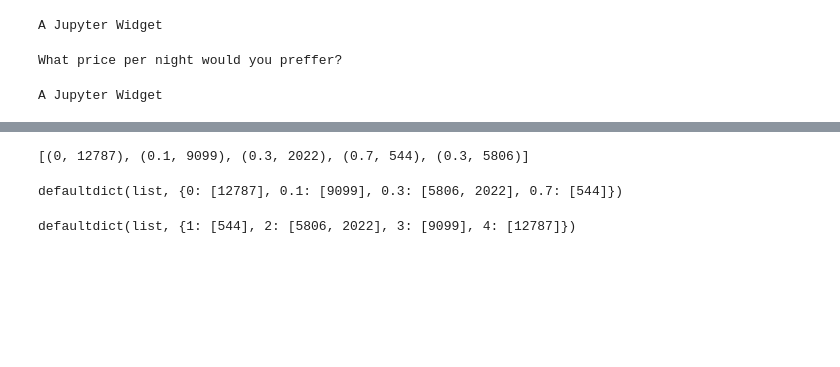
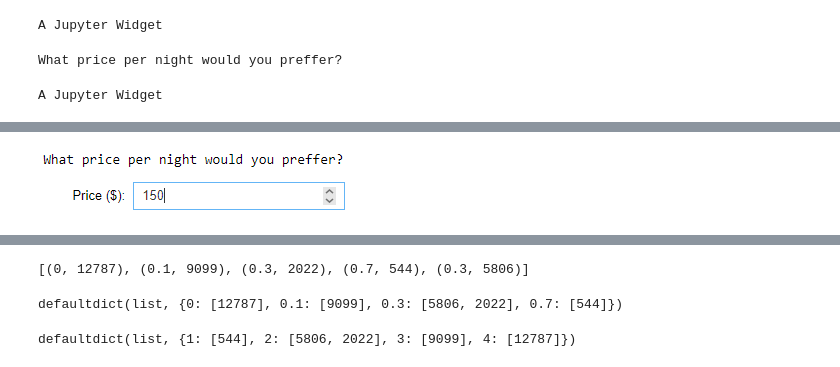
Before and after one commit to DanieleFi/ADMThirdHomework, a Jupyter notebook: Homework 3 - group #19.ipynb, the cells around one changed output, grey strips where cells are left out. Drawn from its saved outputs; the diff is of its cells as text; code cells hidden in the pictures; blank space fills up the shorter version.

```diff
--- a/Homework 3 - group #19.ipynb
+++ b/Homework 3 - group #19.ipynb
@@ -225,0 +221,4 @@ A Jupyter Widget
+# %%
+Image("q2.png")
+# %% [output]
+[figure, added]
```
Also changed, not shown: parts of 13 cells of this notebook.
